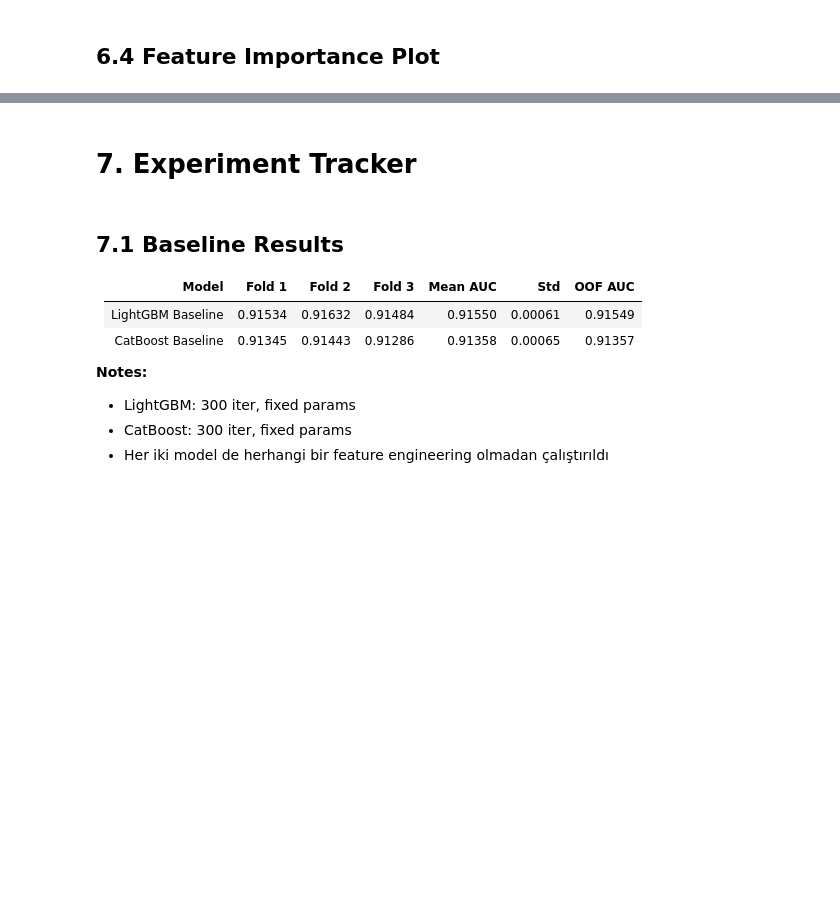
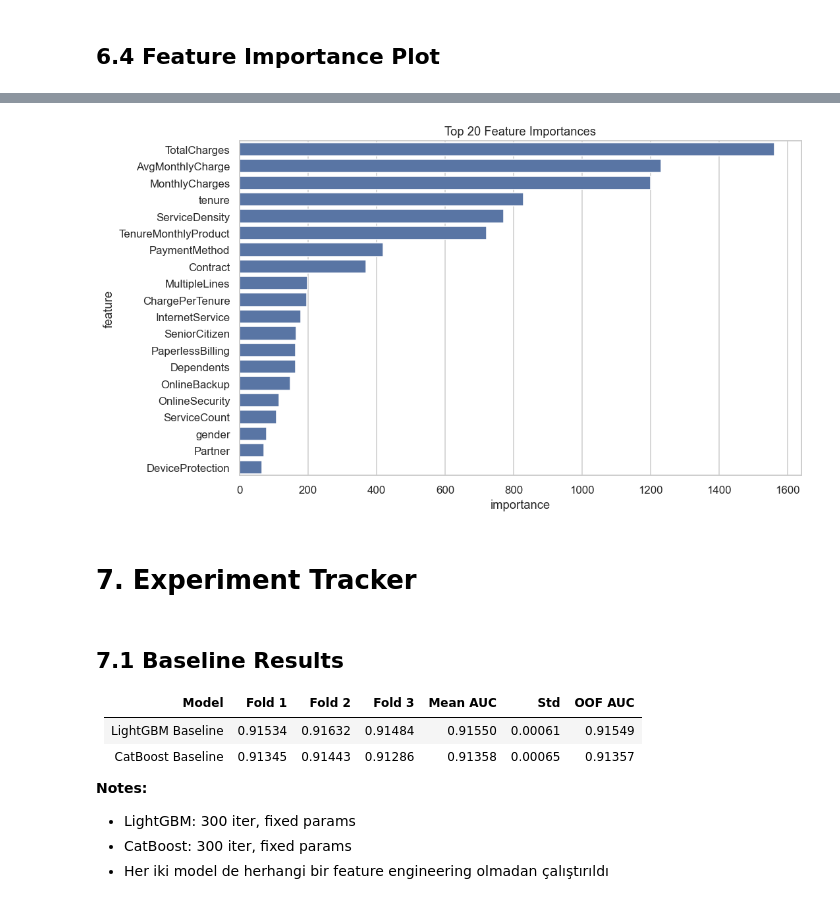
Before and after one commit to iremkabil/Predict_Customer_Churn, a Jupyter notebook: notebooks/train.ipynb, the cells around one changed output, grey strips where cells are left out. Saved outputs shown, nothing was run; the diff lists cells and outputs as text; code cells hidden in the pictures; blank space fills up the shorter version.

```diff
--- a/notebooks/train.ipynb
+++ b/notebooks/train.ipynb
@@ -75,0 +798,5 @@
+# %%
+X_final = X_fe.copy()
+X_test_final = X_test_fe.copy()
+
+print("Modeling tables ready.")
@@ -113,2 +1124,21 @@
 # %% [markdown]
 ## 6.4 Feature Importance Plot
+# %%
+feature_importances = np.zeros(X.shape[1])
+
+for model in models:
+    feature_importances += model.feature_importances_
+
+feature_importances = feature_importances / len(models)
+# %%
+importance_df = pd.DataFrame({
+    "feature": X.columns,
+    "importance": feature_importances
+})
+
+importance_df = importance_df.sort_values(
+    "importance",
+    ascending=False
+)
+
+importance_df.head(20)
@@ -115,5 +1163,16 @@
 # %%
-# feature importance buraya
+plt.figure(figsize=(10,6))
+
+sns.barplot(
+    data=importance_df.head(20),
+    x="importance",
+    y="feature"
+)
+
+plt.title("Top 20 Feature Importances")
+plt.show()
+# %% [output]
+[figure, added]
 # %% [markdown]
 # 7. Experiment Tracker
 # %% [markdown]
```
Also changed, not shown: parts of 87 cells of this notebook.
